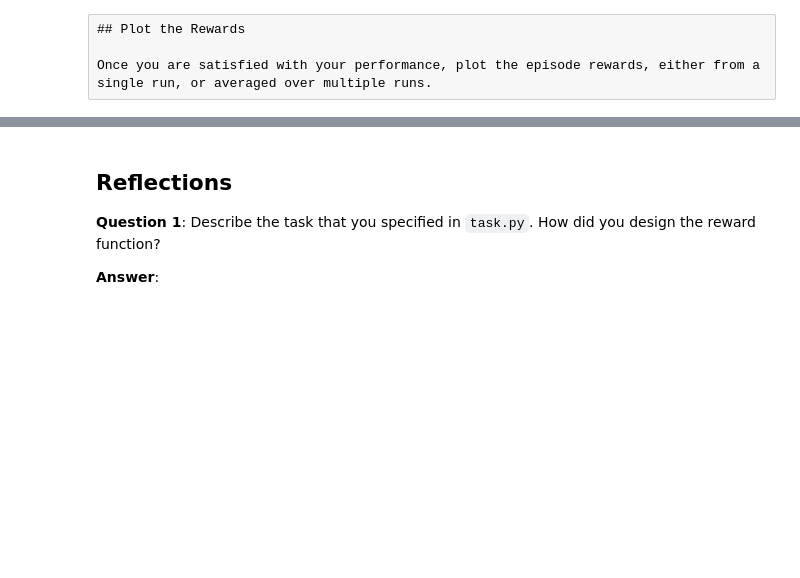
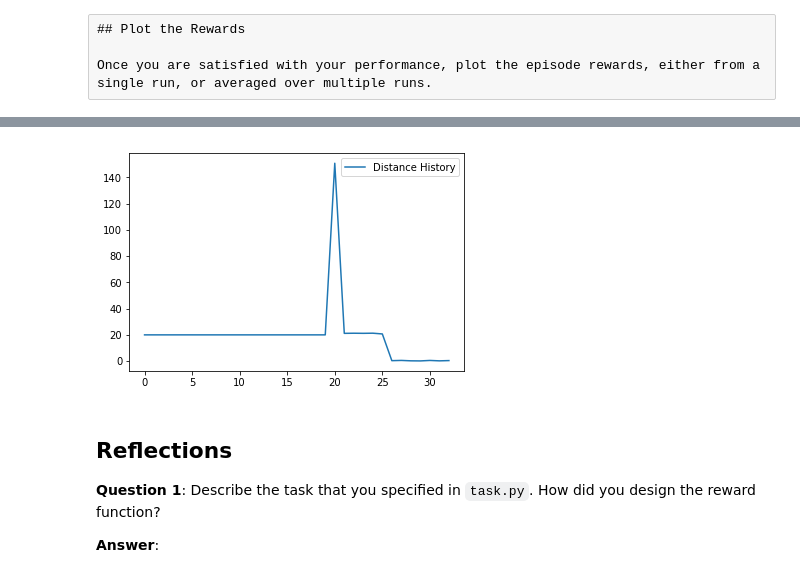
Before and after one commit to mstevenscmu/RL-Quadcopter-2, a Jupyter notebook: Quadcopter_Project.ipynb, the cells around one changed output, grey strips where cells are left out. Drawn from its saved outputs; the diff is of its cells as text; code cells hidden in the pictures; blank space fills up the shorter version.

```diff
--- a/Quadcopter_Project.ipynb
+++ b/Quadcopter_Project.ipynb
@@ -294,3 +300,9 @@ Once you are satisfied with your performance, plot the episode rewards, either f
+# %%
+plt.plot(distance_history, label='Distance History')
+plt.legend()
+_ = plt.ylim()
+# %% [output]
+[figure, added]
 # %% [markdown]
 ## Reflections
 
```
Also changed, not shown: parts of 3 cells of this notebook, 1 other file.
